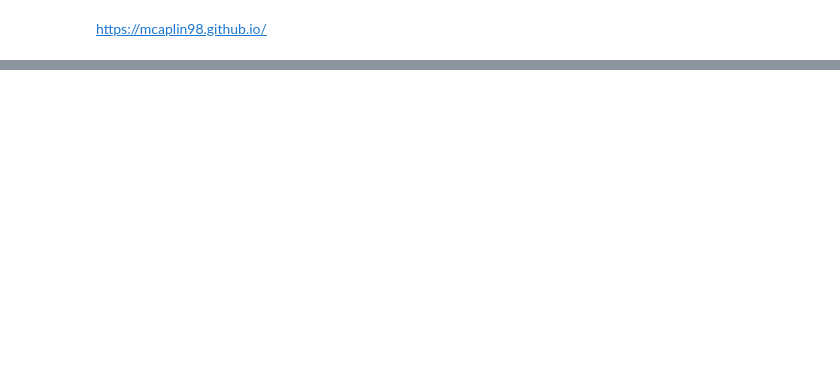
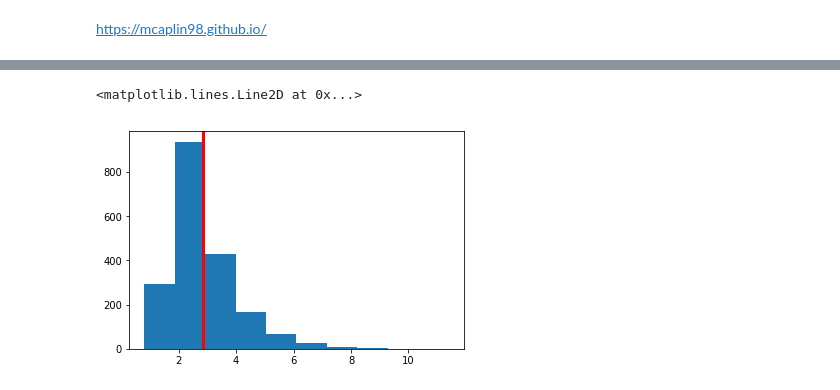
Before and after one commit to mcaplin98/mcaplin98.github.io, a Jupyter notebook: code/Tidy Data Mortality.ipynb, the cells around one changed output, grey strips where cells are left out. Cells and saved outputs as stored; diff of their text form; code cells hidden in the pictures; blank space fills up the shorter version.

```diff
--- a/code/Tidy Data Mortality.ipynb
+++ b/code/Tidy Data Mortality.ipynb
@@ -113,0 +119,7 @@ comp_mort
+# %%
+avg_crude_state = comp_mort.groupby('State').Crude_Rate.mean()
+avg_crude = comp_mort.Crude_Rate.mean()
+print("Average Crude Rate: ", avg_crude)
+comp_mort['Crude_Above_Avg'] = comp_mort.Crude_Rate >= avg_crude
+display(comp_mort.Crude_Above_Avg.value_counts())
+comp_mort.head()
@@ -113,0 +137,7 @@ comp_mort
+# %%
+x = comp_mort.Crude_Rate
+result = plt.hist(x)
+plt.axvline(x.mean(), color='r', linewidth=3)
+# %% [output]
+<matplotlib.lines.Line2D at 0x...>
+[figure, added]
```
Also changed, not shown: parts of 33 cells of this notebook, 7 other files.
